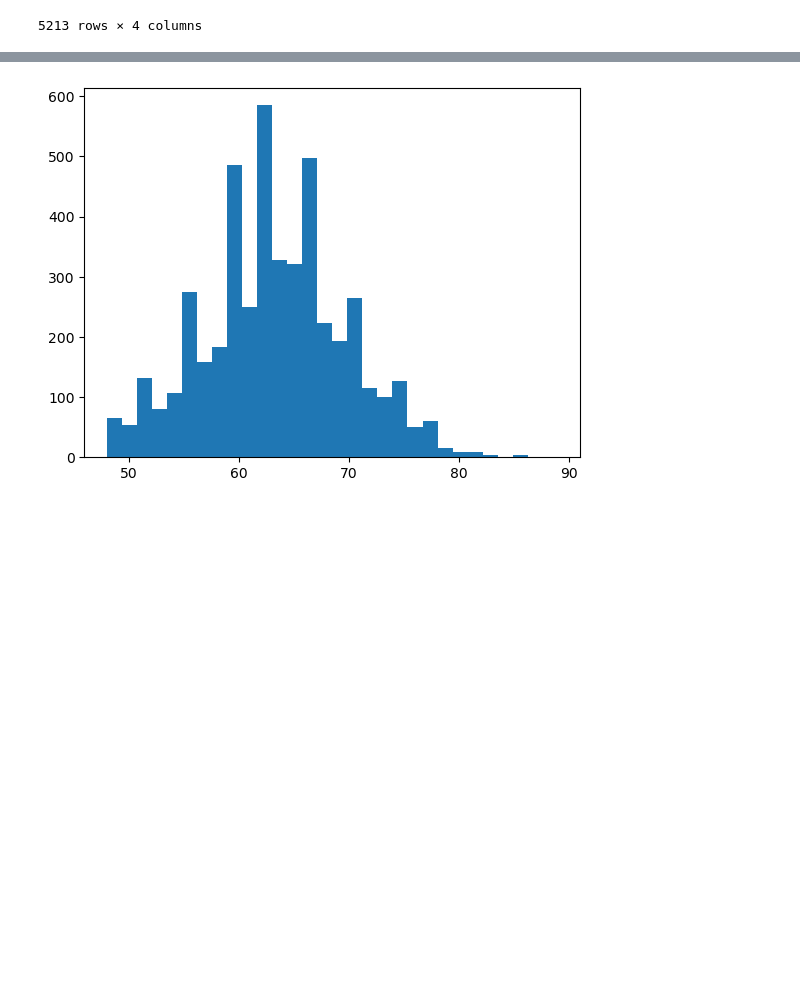
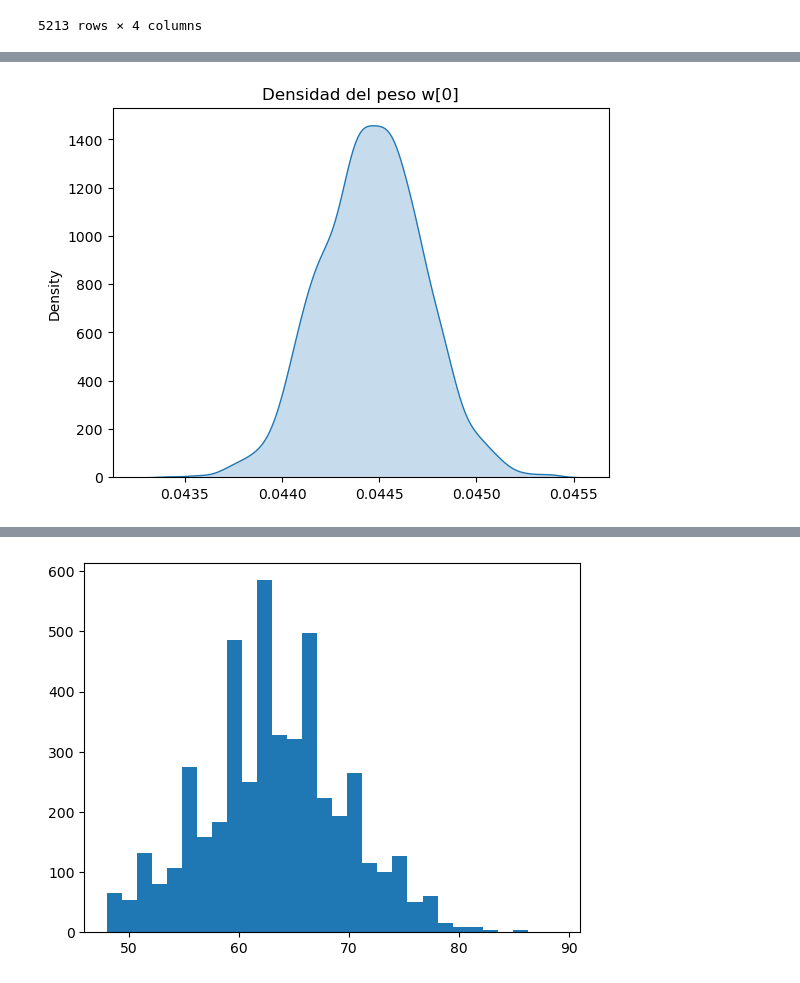
Before and after one commit to yaelrsc/Computaci-n-estad-stica-2026-2, a Jupyter notebook: MCMC/GLM/FIFA_players_overall.ipynb, the cells around one changed output, grey strips where cells are left out. Cells and saved outputs as stored; diff of their text form; code cells hidden in the pictures; blank space fills up the shorter version.

```diff
--- a/MCMC/GLM/FIFA_players_overall.ipynb
+++ b/MCMC/GLM/FIFA_players_overall.ipynb
@@ -218,0 +321,14 @@ X_gk_final = jnp.array(X_gk_final)
+# %%
+def elbo(model, x, y, sigma=1.0, n_samples=10, beta=1e-4):
+
+    preds = model(x, n_samples=n_samples)  # (S,B,1)
+
+    S, B, _ = preds.shape
+
+    y_expand = y.unsqueeze(0).expand(S, B, 1)
+
+    nll = ((preds - y_expand)**2 / (2*sigma**2)).sum() / S
+
+    kl = model.kl_loss()
+
+    return nll + beta * kl / B
@@ -218,0 +676,28 @@ X_gk_final = jnp.array(X_gk_final)
+# %%
+def sample_weights(model, n_samples=1000):
+
+    with torch.no_grad():
+
+        sigma_w = torch.log1p(torch.exp(model.weight_rho))
+        sigma_b = torch.log1p(torch.exp(model.bias_rho))
+
+        eps_w = torch.randn(n_samples, *model.weight_mu.shape, device=model.weight_mu.device)
+        eps_b = torch.randn(n_samples, *model.bias_mu.shape, device=model.bias_mu.device)
+
+        z_w = model.weight_mu + sigma_w * eps_w
+        z_b = model.bias_mu + sigma_b * eps_b
+
+        # tu transformación del modelo
+        w = torch.log1p(torch.exp(z_w))  # pesos positivos
+        b = z_b
+
+    return w.cpu().numpy(), b.cpu().numpy()
+# %%
+w_samples, b_samples = sample_weights(model, n_samples=2000)
+
+plt.figure()
+sns.kdeplot(w_samples[:, 6], fill=True)
+plt.title("Densidad del peso w[0]")
+plt.show()
+# %% [output]
+[figure, added]
```
Also changed, not shown: parts of 23 cells of this notebook, 1 other file.
